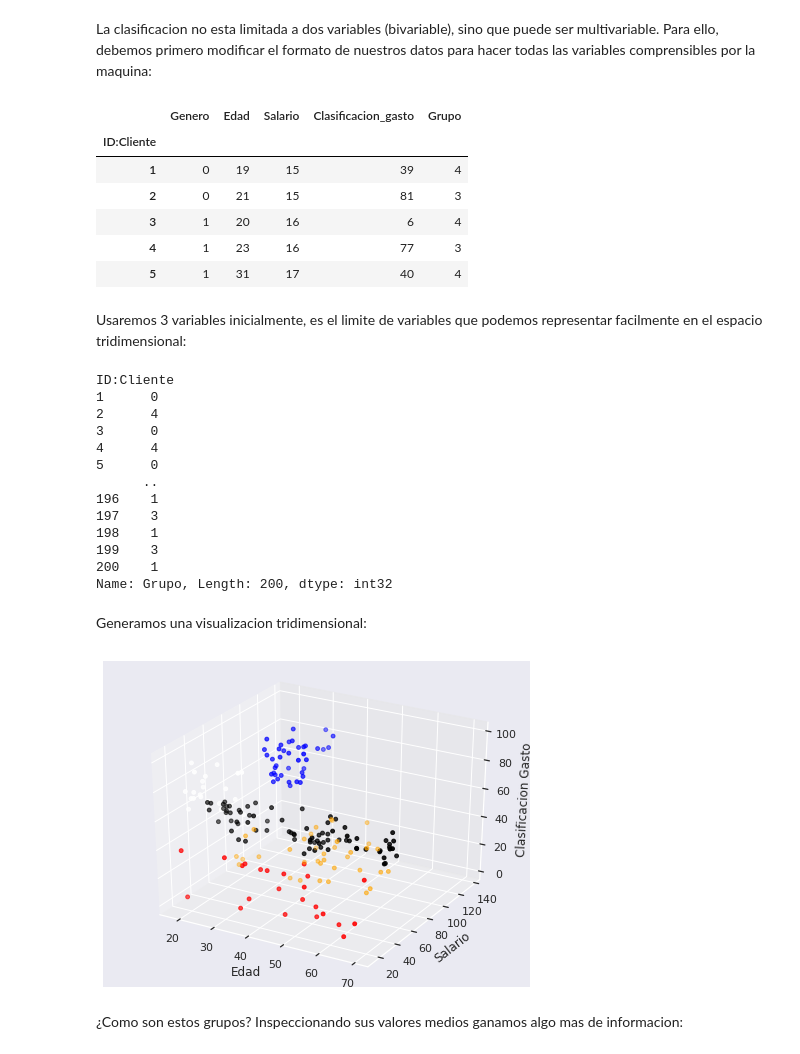
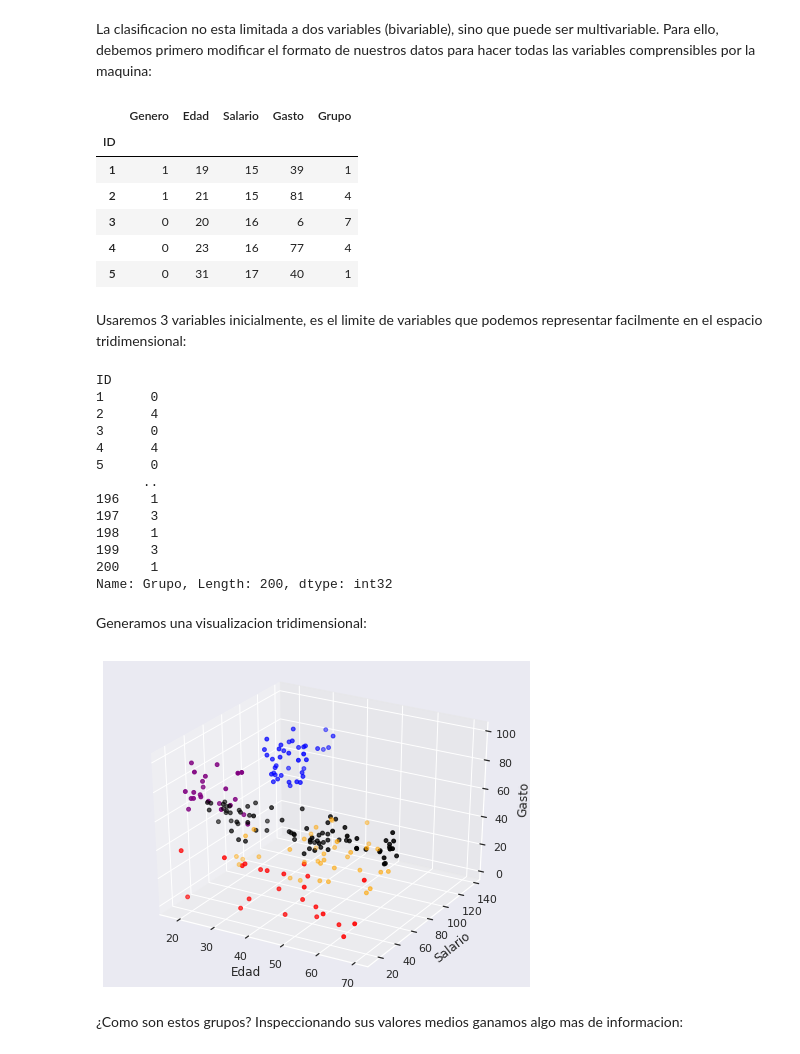
Before and after one commit to vicex99/IA_aprendizaje_no_supervisado, a Jupyter notebook: Aprendizaje_No_Supervisado.ipynb, the cells around one changed output. Drawn from its saved outputs; the diff is of its cells as text; code cells hidden in the pictures.

```diff
--- a/Aprendizaje_No_Supervisado.ipynb
+++ b/Aprendizaje_No_Supervisado.ipynb
@@ -191,0 +190,13 @@ Hemos elegido 5 grupos por inspeccion visual del grafico. ¿Podrias demostrar qu
+# %%
+# El 5 es la eleccion correcta segun el analisis de la inercia por grupos.
+
+inercias = []
+
+for i in range(1, 11):
+  k_medias = KMeans(n_clusters=i, random_state=0)
+  k_medias.fit(puntos)
+  inercias.append(k_medias.inertia_)
+
+plt.plot(range(1, 11), inercias)
+plt.xlabel('Numbero de Grupos')
+plt.ylabel('Inercia');
@@ -200,7 +213,7 @@ objetivo
 Los clientes de este grupo de interes se pueden extraer de la serie de datos completa:
 # %%
 # Grupo de poco gastadores con altos ingresos:
-clientes['Grupo'] = k_medias.predict(clientes[['Salario','Clasificacion_gasto']].values)
+clientes['Grupo'] = k_medias.predict(clientes[['Salario','Gasto']].values)
 # Filtrado solo para estos clientes:
 clientes[ clientes['Grupo'] == objetivo]
 # %% [output]
@@ -236,23 +249,23 @@ codificador = LabelEncoder()
 df['Genero'] = codificador.fit_transform(df['Genero'])
 df.head()
 # %% [output]
-|  | Genero | Edad | Salario | Clasificacion_gasto | Grupo |
-| ID:Cliente |  |  |  |  |  |
-| 1 | 0 | 19 | 15 | 39 | 4 |
-| 2 | 0 | 21 | 15 | 81 | 3 |
-| 3 | 1 | 20 | 16 | 6 | 4 |
-| 4 | 1 | 23 | 16 | 77 | 3 |
-| 5 | 1 | 31 | 17 | 40 | 4 |
+|  | Genero | Edad | Salario | Gasto | Grupo |
+| ID |  |  |  |  |  |
+| 1 | 1 | 19 | 15 | 39 | 1 |
+| 2 | 1 | 21 | 15 | 81 | 4 |
+| 3 | 0 | 20 | 16 | 6 | 7 |
+| 4 | 0 | 23 | 16 | 77 | 4 |
+| 5 | 0 | 31 | 17 | 40 | 1 |
 # %% [markdown]
 Usaremos 3 variables inicialmente, es el limite de variables que podemos representar facilmente en el espacio tridimensional:
 # %%
-puntos = df[['Edad', 'Salario', 'Clasificacion_gasto']].values
+puntos = df[['Edad', 'Salario', 'Gasto']].values
 k_medias = KMeans(n_clusters=5, random_state=0)
 k_medias.fit(puntos)
 df['Grupo'] = k_medias.predict(puntos)
 df.Grupo
 # %% [output]
-ID:Cliente
+ID
 1      0
 2      4
 3      0
@@ -269,20 +282,20 @@ Name: Grupo, Length: 200, dtype: int32
 Generamos una visualizacion tridimensional:
 # %%
 from mpl_toolkits.mplot3d import Axes3D
-colors = ['red', 'blue', 'black', 'orange', 'white']
+colors = ['red', 'blue', 'black', 'orange', 'purple']
 
 df['color'] = df.Grupo.map({0:colors[0], 1:colors[1], 2:colors[2],
                         3:colors[3], 4:colors[4]})
 fig = plt.figure(figsize=(26,6))
 
 ax = fig.add_subplot(131, projection='3d')
-ax.scatter(df.Edad, df.Salario, df.Clasificacion_gasto, c=df.color, s=15)
+ax.scatter(df.Edad, df.Salario, df.Gasto, c=df.color, s=15)
 ax.set_xlabel('Edad')
 ax.set_ylabel('Salario')
-ax.set_zlabel('Clasificacion Gasto')
+ax.set_zlabel('Gasto')
 plt.show()
 # %% [output]
-[figure, old version]
+[figure, new version]
 # %% [markdown]
 ¿Como son estos grupos? Inspeccionando sus valores medios ganamos algo mas de informacion:
 # %%
```
Also changed, not shown: parts of 5 cells of this notebook.
